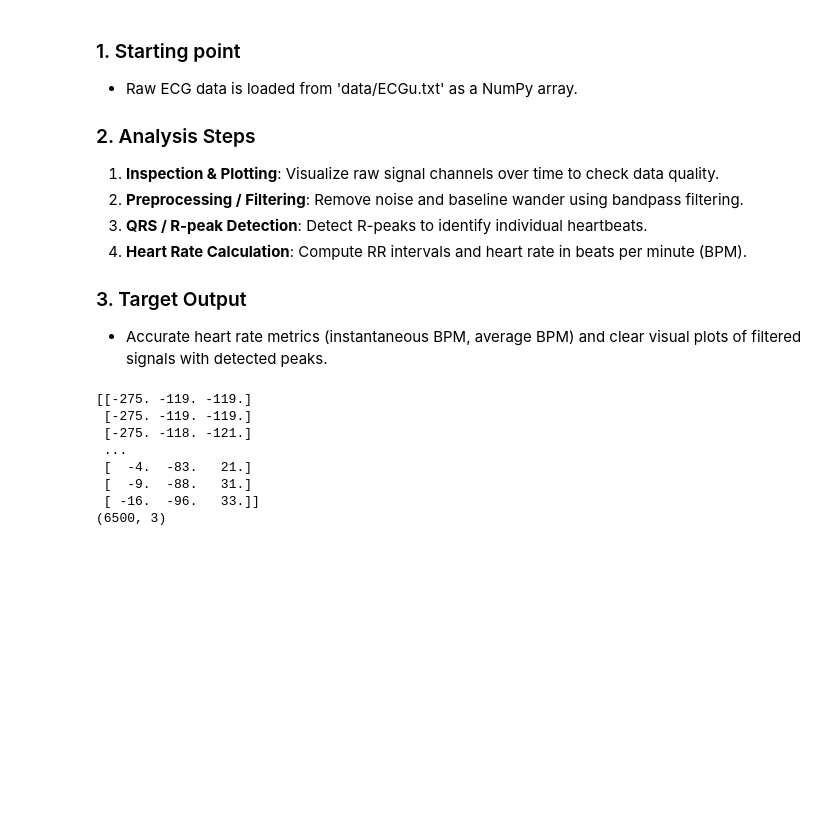
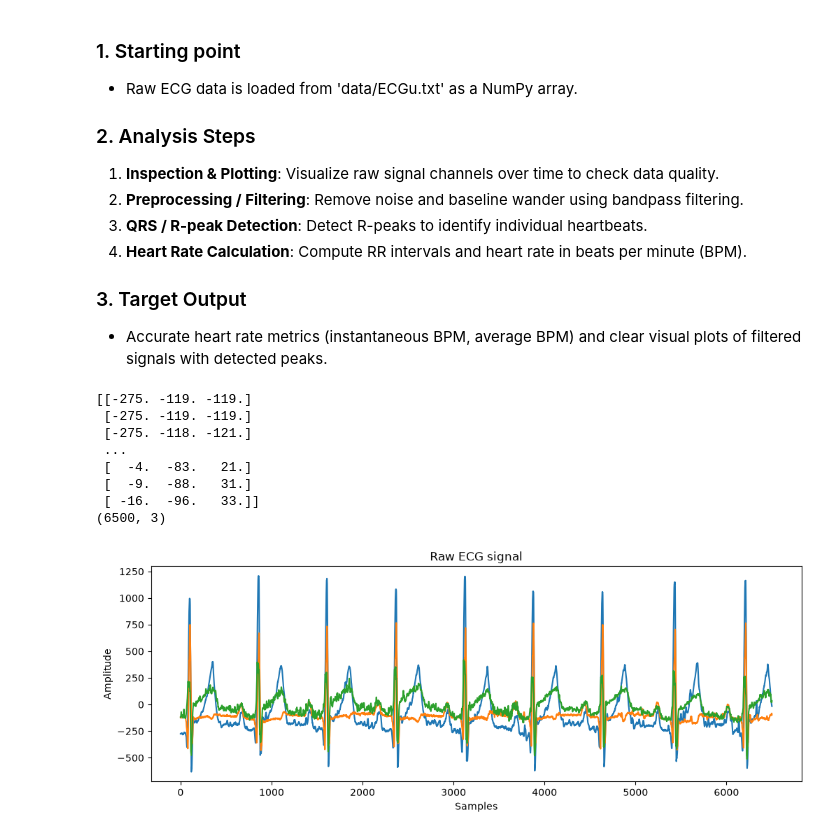
Before and after one commit to zoesauge/Series01-python, a Jupyter notebook: Series01-python.ipynb, the cells around one changed output. Saved outputs shown, nothing was run; the diff lists cells and outputs as text; code cells hidden in the pictures; blank space fills up the shorter version.

Commit message:
Update Series01-python.ipynb
Add raw ECG plot and visual inspection

```diff
--- a/Series01-python.ipynb
+++ b/Series01-python.ipynb
@@ -32,3 +32,13 @@ print(ecg_raw.shape)
  [  -9.  -88.   31.]
  [ -16.  -96.   33.]]
 (6500, 3)
+# %%
+# Plot the three channels of the raw ECG signal
+plt.figure(figsize=(12, 4))
+plt.plot(ecg_raw)
+plt.title("Raw ECG signal")
+plt.xlabel("Samples")
+plt.ylabel("Amplitude")
+plt.show()
+# %% [output]
+[figure, added]
```
Also changed, not shown: parts of 1 cell of this notebook.
